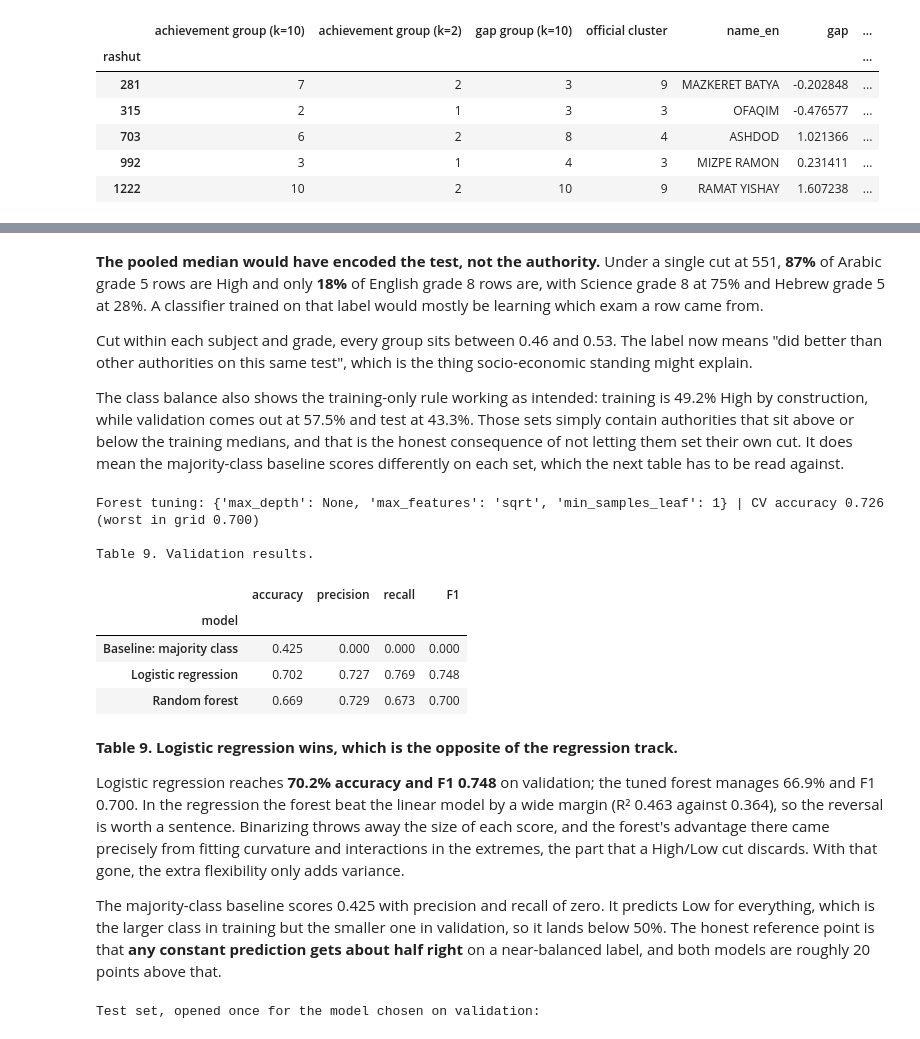
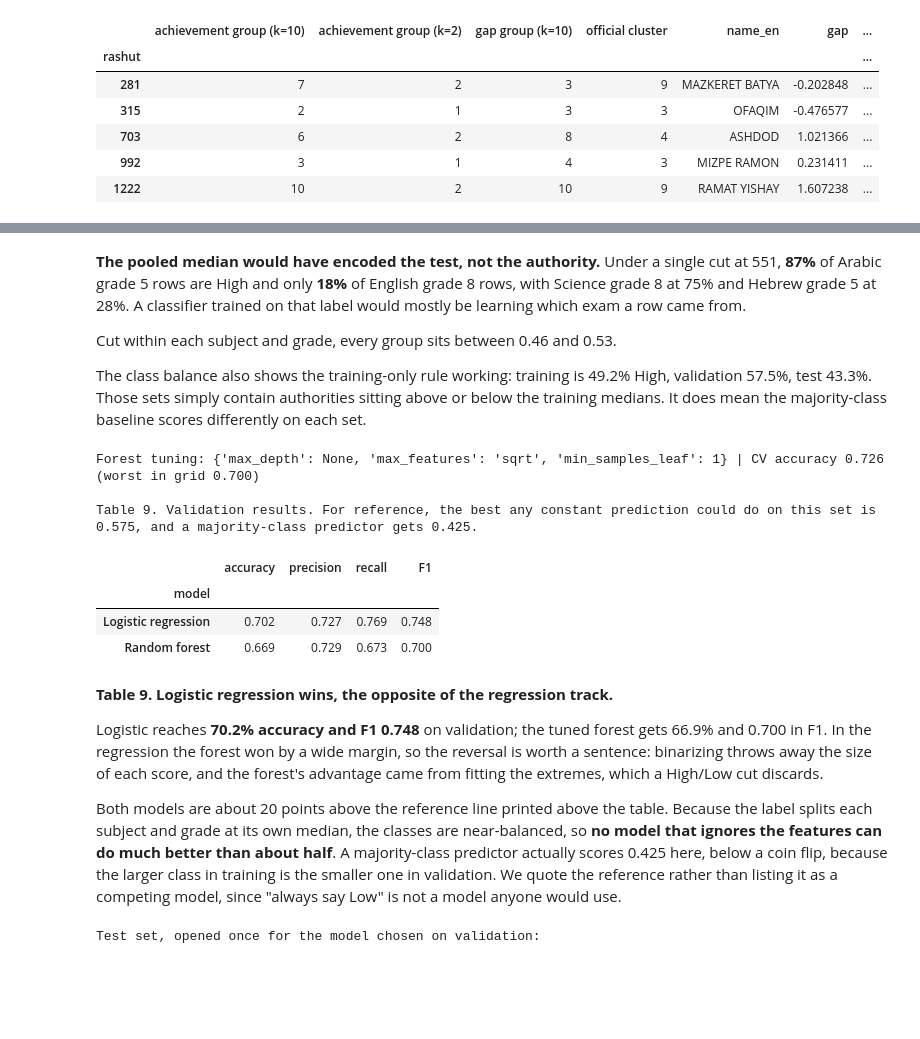
Before and after one commit to Fiamma-Jikukan/DS_final_project_Or_and_Stav, a Jupyter notebook: DS_final_project_Or_and_Stav.ipynb, the cells around one changed output, grey strips where cells are left out. Drawn from its saved outputs; the diff is of its cells as text; code cells hidden in the pictures; blank space fills up the shorter version.

```diff
--- a/DS_final_project_Or_and_Stav.ipynb
+++ b/DS_final_project_Or_and_Stav.ipynb
@@ -1967,7 +1957,7 @@ fig, axes = plt.subplots(1, 2, figsize=(13, 4.6))
 for ax, column, label in zip(axes, ["inertia", "silhouette"],
                              ["Within-cluster spread (lower is tighter)", "Silhouette (higher is cleaner)"]):
     ax.plot(sweep_score.index, sweep_score[column], marker="o", color=BLUE, label="scores")
-    ax.plot(sweep_gap.index, sweep_gap[column], marker="o", color=ORANGE, label="Step 8 gaps")
+    ax.plot(sweep_gap.index, sweep_gap[column], marker="o", color=ORANGE, label="authority gaps")
     ax.set(xlabel="number of groups (k)", ylabel=label, xticks=range(2, 11))
     ax.legend(frameon=False, fontsize=9)
 fig.suptitle("Fig 9. Choosing the number of groups", x=0.01, ha="left", fontweight="bold")
@@ -2018,13 +2005,11 @@ def cluster_and_compare(frame, X, label):
     return results, assignments
 
 score_results, score_groups = cluster_and_compare(score_profile, X_score, "achievement scores")
-gap_results, gap_groups = cluster_and_compare(gap_profile, X_gap, "Step 8 gaps")
+gap_results, gap_groups = cluster_and_compare(gap_profile, X_gap, "authority gaps")
 
 agreement = pd.DataFrame(score_results + gap_results).set_index(["input", "k"])
 print("Table 8. Agreement between our groups and the official CBS clusters.")
-print("ARI and mutual information ask whether the two partitions put the same authorities together")
-print("(0 = no better than chance). Spearman asks the weaker question of whether they merely rank in the")
-print("same order.")
+
 display(agreement.round(3))
 
 print("Group centres, k = 10 on scores (original units, weakest group first):")
@@ -2072,7 +2050,7 @@ independent of socio-economic standing, and grouping them recovers nothing about
 # %%
 fig, axes = plt.subplots(1, 2, figsize=(14, 5.4))
 
-for ax, (name, groups) in zip(axes, [("achievement scores", score_groups), ("Step 8 gaps", gap_groups)]):
+for ax, (name, groups) in zip(axes, [("achievement scores", score_groups), ("authority gaps", gap_groups)]):
     table = pd.crosstab(groups[10], official_cluster.loc[groups[10].index])
     table = table.reindex(index=range(1, 11), columns=range(1, 11), fill_value=0)
     image = ax.imshow(table, cmap=diverging.reversed(), vmin=0, vmax=table.values.max())
@@ -2354,15 +2291,13 @@ Share of rows that would be labelled High:
 # %% [markdown]
 **The pooled median would have encoded the test, not the authority.** Under a single cut at 551, **87%** of
-Arabic grade 5 rows are High and only **18%** of English grade 8 rows are, with Science grade 8 at 75% and
-Hebrew grade 5 at 28%. A classifier trained on that label would mostly be learning which exam a row came from.
+Arabic grade 5 rows are High and only **18%** of English grade 8 rows, with Science grade 8 at 75% and Hebrew
+grade 5 at 28%. A classifier trained on that label would mostly be learning which exam a row came from.
 
-Cut within each subject and grade, every group sits between 0.46 and 0.53. The label now means "did better than
-other authorities on this same test", which is the thing socio-economic standing might explain.
+Cut within each subject and grade, every group sits between 0.46 and 0.53.
 
-The class balance also shows the training-only rule working as intended: training is 49.2% High by construction,
-while validation comes out at 57.5% and test at 43.3%. Those sets simply contain authorities that sit above or
-below the training medians, and that is the honest consequence of not letting them set their own cut. It does
-mean the majority-class baseline scores differently on each set, which the next table has to be read against.
+The class balance also shows the training-only rule working: training is 49.2% High, validation 57.5%, test
+43.3%. Those sets simply contain authorities sitting above or below the training medians. It does mean the
+majority-class baseline scores differently on each set.
 # %%
 results = []
 
@@ -2373,53 +2308,53 @@ def record_classifier(name, y_true, prediction):
         "precision": precision_score(y_true, prediction, zero_division=0),
         "recall": recall_score(y_true, prediction, zero_division=0),
         "F1": f1_score(y_true, prediction, zero_division=0),
     })
 
-# Baseline: always predict whichever class is larger in training
+# Kept for the test table and as the reference point, but not listed as a model in Table 9
 majority_class = int(y_train.mean() >= 0.5)
-record_classifier("Baseline: majority class", y_val, np.full(len(y_val), majority_class))
+constant_accuracy = max(y_val.mean(), 1 - y_val.mean())
 
 logistic = make_pipeline(LogisticRegression(max_iter=2000, random_state=RANDOM_STATE), drop_first=True)
 logistic.fit(X_train, y_train)
 record_classifier("Logistic regression", y_val, logistic.predict(X_val))
 
 CLASSIFIER_GRID = {"model__max_depth": [None, 8, 16], "model__min_samples_leaf": [1, 3, 10],
                    "model__max_features": ["sqrt", 0.3, 1.0]}
 forest_search = GridSearchCV(
     make_pipeline(RandomForestClassifier(n_estimators=400, random_state=RANDOM_STATE, n_jobs=-1),
                   drop_first=False),
     CLASSIFIER_GRID, cv=TUNING_CV, scoring="accuracy")
 forest_search.fit(X_train, y_train, groups=train_groups)
 forest_classifier = forest_search.best_estimator_
 record_classifier("Random forest", y_val, forest_classifier.predict(X_val))
 
 print("Forest tuning:", {k.removeprefix("model__"): v for k, v in forest_search.best_params_.items()},
       f"| CV accuracy {forest_search.best_score_:.3f} "
       f"(worst in grid {forest_search.cv_results_['mean_test_score'].min():.3f})")
-print("\nTable 9. Validation results.")
+print(f"\nTable 9. Validation results. For reference, the best any constant prediction could do on this "
+      f"set is {constant_accuracy:.3f}, and a majority-class predictor gets "
+      f"{accuracy_score(y_val, np.full(len(y_val), majority_class)):.3f}.")
 display(pd.DataFrame(results).set_index("model").round(3))
 # %% [output]
 Forest tuning: {'max_depth': None, 'max_features': 'sqrt', 'min_samples_leaf': 1} | CV accuracy 0.726 (worst in grid 0.700)
 
-Table 9. Validation results.
+Table 9. Validation results. For reference, the best any constant prediction could do on this set is 0.575, and a majority-class predictor gets 0.425.
 |  | accuracy | precision | recall | F1 |
 | model |  |  |  |  |
-| Baseline: majority class | 0.425 | 0.000 | 0.000 | 0.000 |
 | Logistic regression | 0.702 | 0.727 | 0.769 | 0.748 |
 | Random forest | 0.669 | 0.729 | 0.673 | 0.700 |
 # %% [markdown]
-**Table 9. Logistic regression wins, which is the opposite of the regression track.**
+**Table 9. Logistic regression wins, the opposite of the regression track.**
 
-Logistic regression reaches **70.2% accuracy and F1 0.748** on validation; the tuned forest manages 66.9% and
-F1 0.700. In the regression the forest beat the linear model by a wide margin (R² 0.463 against 0.364), so the
-reversal is worth a sentence. Binarizing throws away the size of each score, and the forest's advantage there
-came precisely from fitting curvature and interactions in the extremes, the part that a High/Low cut discards.
-With that gone, the extra flexibility only adds variance.
+Logistic reaches **70.2% accuracy and F1 0.748** on validation; the tuned forest gets 66.9% and 0.700 in F1. In
+the regression the forest won by a wide margin, so the reversal is worth a sentence: binarizing throws away the
+size of each score, and the forest's advantage came from fitting the extremes, which a High/Low cut discards.
 
-The majority-class baseline scores 0.425 with precision and recall of zero. It predicts Low for everything,
-which is the larger class in training but the smaller one in validation, so it lands below 50%. The honest
-reference point is that **any constant prediction gets about half right** on a near-balanced label, and both
-models are roughly 20 points above that.
+Both models are about 20 points above the reference line printed above the table. Because the label splits each
+subject and grade at its own median, the classes are near-balanced, so **no model that ignores the features can
+do much better than about half**. A majority-class predictor actually scores 0.425 here, below a coin flip,
+because the larger class in training is the smaller one in validation. We quote the reference rather than
+listing it as a competing model, since "always say Low" is not a model anyone would use.
 # %%
 chosen_classifier_name = "Logistic regression"
 chosen_classifier = logistic
```
Also changed, not shown: parts of 25 cells of this notebook, 18 other files.
